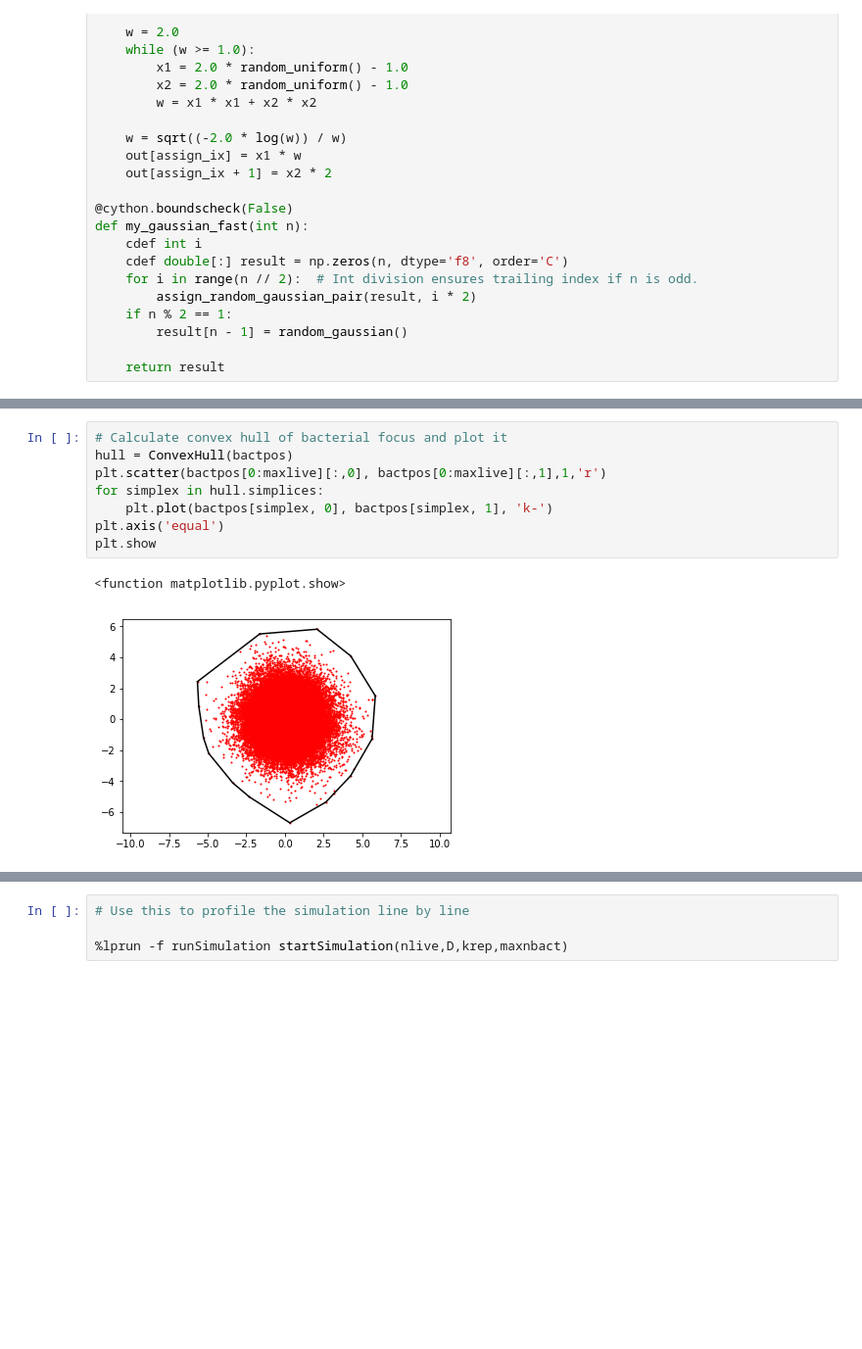
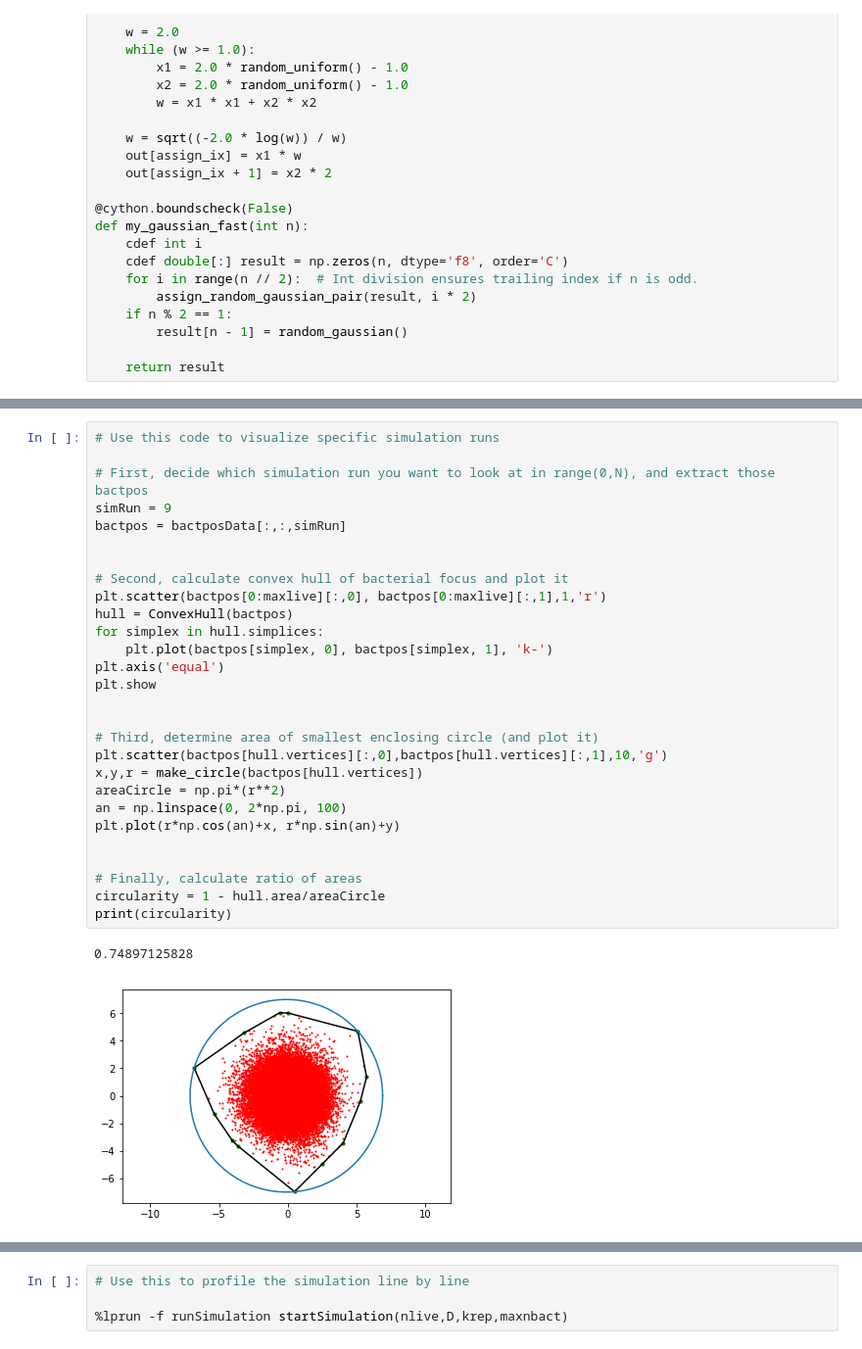
Before and after one commit to Fabianjr90/Python, a Jupyter notebook: GaussianSim.ipynb, the cells around one changed output, grey strips where cells are left out. Shown: that part at 98% size. Drawn from its saved outputs; the diff is of its cells as text; blank space fills up the shorter version.

```diff
--- a/GaussianSim.ipynb
+++ b/GaussianSim.ipynb
@@ -137,14 +275,34 @@ bactpos,bacteria_number,maxlive,step = startSimulation(nlive,D,krep,maxnbact)
-# %%
-# Calculate convex hull of bacterial focus and plot it
-hull = ConvexHull(bactpos)
-plt.scatter(bactpos[0:maxlive][:,0], bactpos[0:maxlive][:,1],1,'r')
-for simplex in hull.simplices:
-    plt.plot(bactpos[simplex, 0], bactpos[simplex, 1], 'k-')
-plt.axis('equal')
-plt.show
-# %% [output]
-<function matplotlib.pyplot.show>
-[figure, removed]
+# %%
+# Use this code to visualize specific simulation runs
+
+# First, decide which simulation run you want to look at in range(0,N), and extract those bactpos
+simRun = 9
+bactpos = bactposData[:,:,simRun]
+
+
+# Second, calculate convex hull of bacterial focus and plot it
+plt.scatter(bactpos[0:maxlive][:,0], bactpos[0:maxlive][:,1],1,'r')
+hull = ConvexHull(bactpos)
+for simplex in hull.simplices:
+    plt.plot(bactpos[simplex, 0], bactpos[simplex, 1], 'k-')
+plt.axis('equal')
+plt.show
+
+
+# Third, determine area of smallest enclosing circle (and plot it)
+plt.scatter(bactpos[hull.vertices][:,0],bactpos[hull.vertices][:,1],10,'g')
+x,y,r = make_circle(bactpos[hull.vertices])
+areaCircle = np.pi*(r**2)
+an = np.linspace(0, 2*np.pi, 100)
+plt.plot(r*np.cos(an)+x, r*np.sin(an)+y)
+
+
+# Finally, calculate ratio of areas
+circularity = 1 - hull.area/areaCircle
+print(circularity)
+# %% [output]
+0.74897125828
+[figure, added]
 # %%
 # Plot exponential bacterial growth
 delt = 0.01
```
Also changed, not shown: parts of 4 cells of this notebook.
